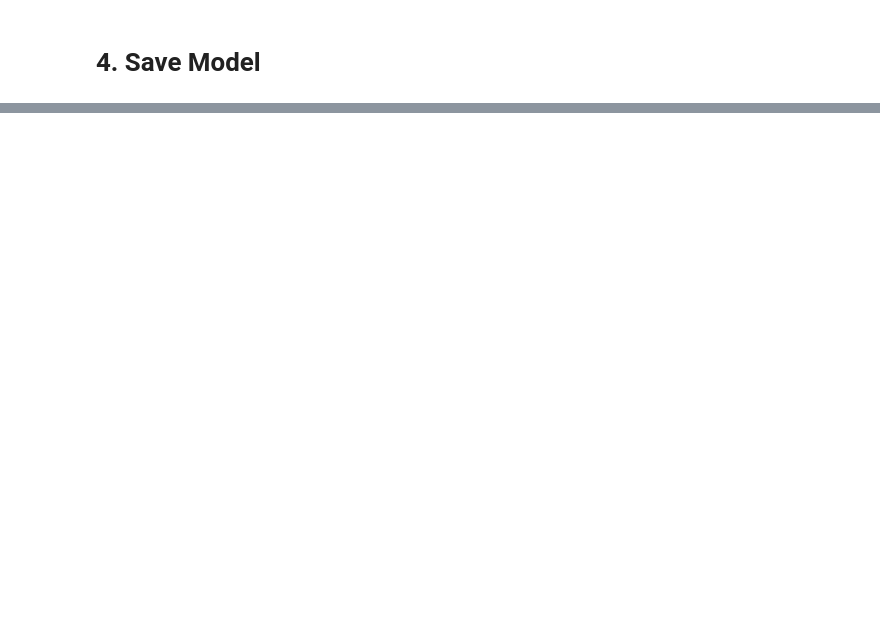
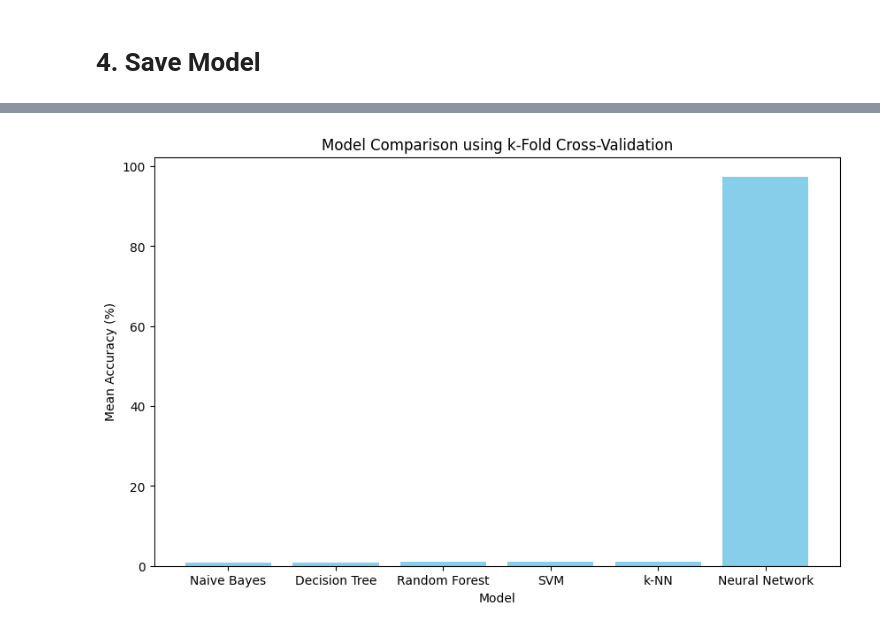
Before and after one commit to Kanisorn-S/Mechatronics-Project, a Jupyter notebook: src/model/jupyter/train_nut.ipynb, the cells around one changed output, grey strips where cells are left out. Cells and saved outputs as stored; diff of their text form; code cells hidden in the pictures; blank space fills up the shorter version.

```diff
--- a/src/model/jupyter/train_nut.ipynb
+++ b/src/model/jupyter/train_nut.ipynb
@@ -14,7 +14,7 @@ import joblib
 # 2. Load Data
 # %%
 # Load the data
-data = pd.read_csv('nuts.csv')
+data = pd.read_csv('../data/nuts.csv')
 
 # Labels
 # 0 -> M3
@@ -260,0 +233,86 @@ Predicted class: 2
+# %%
+from sklearn.model_selection import cross_val_score, KFold
+from scipy.stats import ttest_rel
+import matplotlib.pyplot as plt
+
+# Define models
+models = {
+    'Naive Bayes': GaussianNB(),
+    'Decision Tree': DecisionTreeClassifier(random_state=42),
+    'Random Forest': RandomForestClassifier(random_state=42),
+    'SVM': SVC(kernel='linear', random_state=42),
+    'k-NN': KNeighborsClassifier(n_neighbors=3),
+    'Neural Network': NutClassifier(input_size=X_train.shape[1], num_classes=num_classes)
+}
+
+# Perform k-fold cross-validation
+k = 5
+results = {}
+for name, model in models.items():
+    if name == 'Neural Network':
+        # Custom cross-validation for PyTorch model
+        scores = []
+        for train_idx, test_idx in KFold(n_splits=k, shuffle=True, random_state=42).split(X):
+            X_train_fold, X_test_fold = X[train_idx], X[test_idx]
+            y_train_fold, y_test_fold = y[train_idx], y[test_idx]
+            X_train_fold = scaler.fit_transform(X_train_fold)
+            X_test_fold = scaler.transform(X_test_fold)
+            X_train_tensor = torch.tensor(X_train_fold, dtype=torch.float32)
+            y_train_tensor = torch.tensor(y_train_fold, dtype=torch.long)
+            X_test_tensor = torch.tensor(X_test_fold, dtype=torch.float32)
+            y_test_tensor = torch.tensor(y_test_fold, dtype=torch.long)
+            train_dataset = TensorDataset(X_train_tensor, y_train_tensor)
+            test_dataset = TensorDataset(X_test_tensor, y_test_tensor)
+            train_loader = DataLoader(train_dataset, batch_size=32, shuffle=True)
+            test_loader = DataLoader(test_dataset, batch_size=32, shuffle=False)
+            model = NutClassifier(input_size=X_train.shape[1], num_classes=num_classes)
+            optimizer = optim.Adam(model.parameters(), lr=0.001)
+            for epoch in range(num_epochs):
+                model.train()
+                for inputs, labels in train_loader:
+                    optimizer.zero_grad()
+                    outputs = model(inputs)
+                    loss = criterion(outputs, labels)
+                    loss.backward()
+                    optimizer.step()
+            model.eval()
+            correct = 0
+            total = 0
+            with torch.no_grad():
+                for inputs, labels in test_loader:
+                    outputs = model(inputs)
+                    _, predicted = torch.max(outputs.data, 1)
+                    total += labels.size(0)
+                    correct += (predicted == labels).sum().item()
+            scores.append(100 * correct / total)
+        results[name] = scores
+    else:
+        scores = cross_val_score(model, X, y, cv=k)
+        results[name] = scores
+
+# Perform paired t-test
+model_names = list(models.keys())
+t_test_results = []
+for i in range(len(model_names)):
+    for j in range(i + 1, len(model_names)):
+        t_stat, p_value = ttest_rel(results[model_names[i]], results[model_names[j]])
+        t_test_results.append((model_names[i], model_names[j], t_stat, p_value))
+        print(f'{model_names[i]} vs {model_names[j]}: t-statistic = {t_stat:.4f}, p-value = {p_value:.4f}')
+        if p_value < 0.05:
+            print(f'There is a significant difference between {model_names[i]} and {model_names[j]} at 95% confidence level.')
+        else:
+            print(f'There is no significant difference between {model_names[i]} and {model_names[j]} at 95% confidence level.')
+
+# Visualize the results
+model_accuracies = {name: np.mean(scores) for name, scores in results.items()}
+plt.figure(figsize=(10, 6))
+plt.bar(model_accuracies.keys(), model_accuracies.values(), color='skyblue')
+plt.xlabel('Model')
+plt.ylabel('Mean Accuracy (%)')
+plt.title('Model Comparison using k-Fold Cross-Validation')
+plt.show()
+
+# Display t-test results
+t_test_df = pd.DataFrame(t_test_results, columns=['Model 1', 'Model 2', 't-statistic', 'p-value'])
+display(t_test_df)
+# %% [output]
@@ -260,0 +336 @@ Predicted class: 2
+[figure, added]
```
Also changed, not shown: parts of 11 cells of this notebook, 3 other files.
